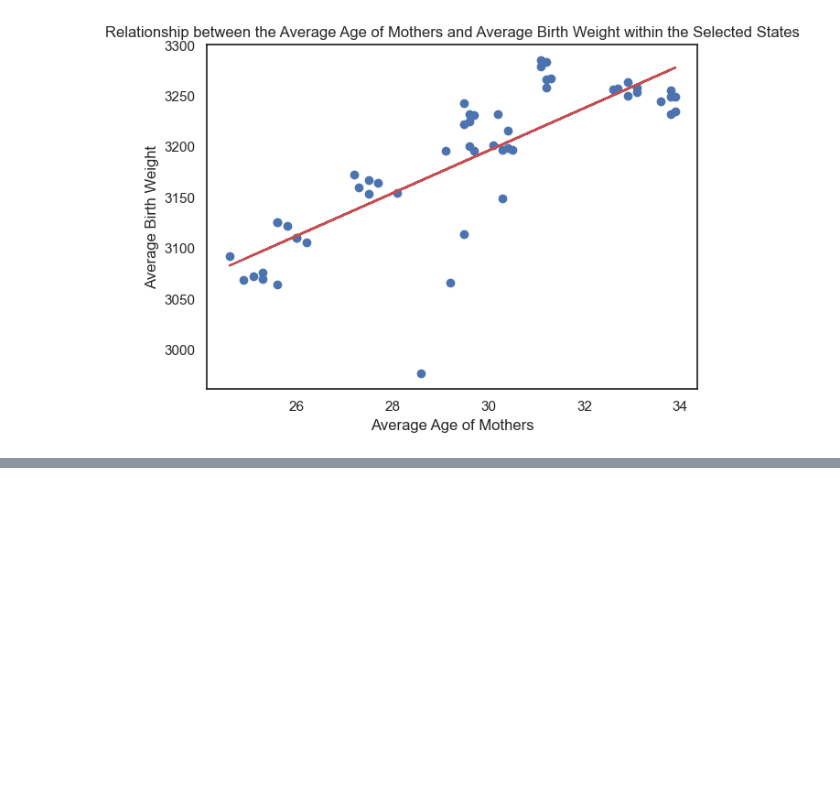
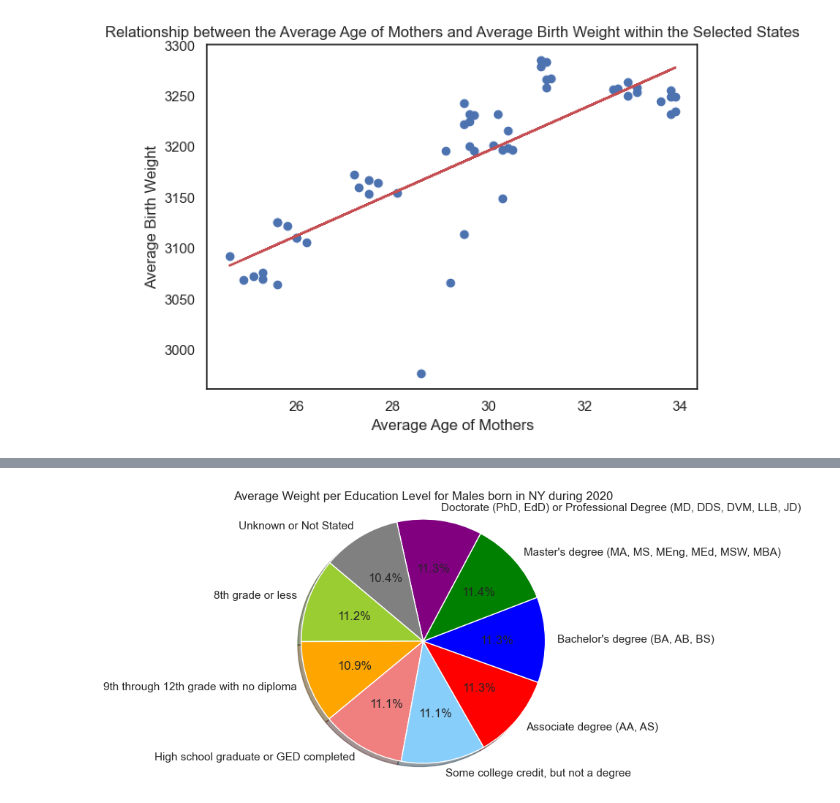
Before and after one commit to adrue94/project-3-repository, a Jupyter notebook: data/charts.ipynb, the cells around one changed output, grey strips where cells are left out. Saved outputs shown, nothing was run; the diff lists cells and outputs as text; code cells hidden in the pictures; blank space fills up the shorter version.

Commit message:
3rd commit, pie chart, NY males 2020, MC

```diff
--- a/data/charts.ipynb
+++ b/data/charts.ipynb
@@ -194,3 +194,7 @@ The r-squared is: 0.6497272195078097
 The correlation coefficient confirms a moderate positive correlation
 between the Average Age of Mothers and Average Birth Weight of female babies born in the selected states
 [figure]
+# %%
+# NY Females
+NYdf = df[(df.State_Abbreviation == 'NY')]
+NYdf
@@ -196,0 +215,4 @@ between the Average Age of Mothers and Average Birth Weight of female babies bor
+# %%
+# NY Males
+NYm_df = NYdf[(NYdf.Gender == 'M')]
+NYm_df
@@ -196,0 +237,4 @@ between the Average Age of Mothers and Average Birth Weight of female babies bor
+# %%
+# NY Males born in 2020
+NCf20_df = NYm_df[(NYm_df.Year == 2020)]
+NCf20_df
@@ -196,0 +252,15 @@ between the Average Age of Mothers and Average Birth Weight of female babies bor
+# %%
+# Plot a pie chart for NC Males showing all education levels
+# Create list as variables for pie chart to dispay proportions of sentiments
+eduList = NCf20_df["Education_Level_of_Mother"]
+birthWeight = NCf20_df["Average_Birth_Weight_(g)"]
+colors = ["yellowgreen", "orange", "lightcoral", "lightskyblue", "red", "blue", "green", "purple", "grey"]
+# explode = (0.1, 0, 0, 0, 0, 0, 0, 0, 0)
+
+# Create a pie chart using matplotlib based on the above data
+plt.pie(birthWeight, labels=eduList, colors=colors, autopct="%1.1f%%", shadow=True, startangle=140, frame=True)
+plt.title("Average Weight per Education Level for Males born in NY during 2020")
+plt.axis("off")
+plt.show()
+# %% [output]
+[figure, added]
```
Also changed, not shown: parts of 3 cells of this notebook.
